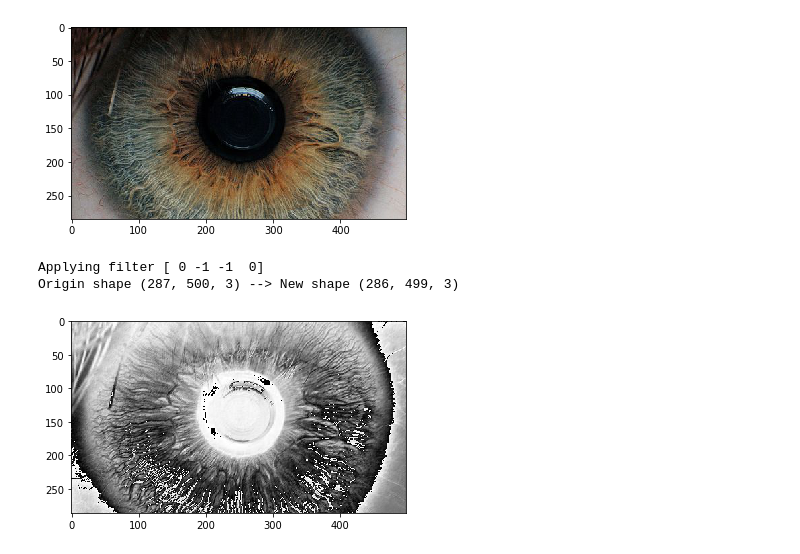
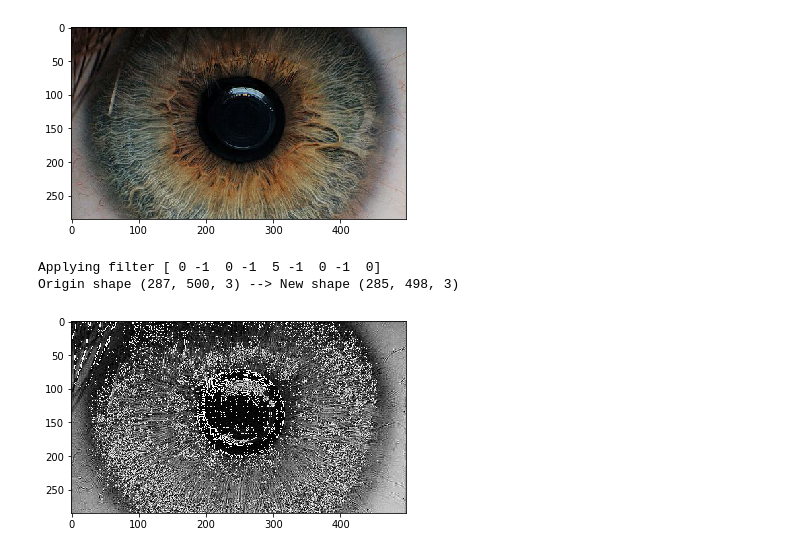
Before and after one commit to alcaster/Biometry-October, a Jupyter notebook: Operation on pixels.ipynb, the cells around one changed output. Saved outputs shown, nothing was run; the diff lists cells and outputs as text; code cells hidden in the pictures.

```diff
--- a/Operation on pixels.ipynb
+++ b/Operation on pixels.ipynb
@@ -21,11 +23,21 @@ class PixelProcessor:
     def get_negate(self):
         return 255 - self.img
 
+    def get_normalized(self, a:int, img=None):
+        if img is None:
+            img=self.img
+        return np.apply_along_axis(self._normalize_pixel, -1, img, a)
+
+    def get_normalized_logarithm(self):
+        return np.apply_along_axis(self._normalize__logarithm_pixel, -1, self.img)
+
     def get_brightness(self, brightness):
         brightened =  self.img + brightness
         brightened[brightened < 0] = 0
         brightened[brightened > 255] = 255
         return brightened
+    def normalization(self, new_max):
+        pass
 
     def get_contrast(self, contrast: float):
         # http://www.dfstudios.co.uk/articles/programming/image-programming-algorithms/image-processing-algorithms-part-5-contrast-adjustment/
@@ -62,14 +74,17 @@ class PixelProcessor:
         plt.figure(figsize=(20, 10))
         plt.bar(ran, column_projection)
 
-    def convolution(self, filter: list, grayscale:bool = False):
+    def convolution(self, filter: list, grayscale:bool = False, img=None):
+        if img is None:
+            img = self.img
+        if grayscale:
+            img = self.get_grey_image()
+        filter_sum = sum(sum(i) for i in zip(*filter))
+        assert filter_sum != 0, "Sum should be non zero!"
         filter = np.array(filter)
         height, width = filter.shape
         filter = filter.flatten()
-        if grayscale:
-            img = self.get_grey_image()
-        else:
-            img = self.img
+
         new_image = []
         print(f'Applying filter {filter}')
         for index, rows in enumerate(zip(*[img[i:] for i in range(height)])):
@@ -78,8 +93,20 @@ class PixelProcessor:
                 frame = np.array(frame)
                 r, g, b = [frame[:, i] for i in range(3)]
                 new_pixel = np.dot([r, g, b], filter).astype(np.uint8)
+                # TODO which normalization
+                #new_pixel = np.divide(new_pixel, filter_sum).astype(np.uint8)
+                #new_pixel = self._normalize_pixel(new_pixel, 40)
                 new_image[index].append(new_pixel)
         return np.array(new_image)
+
+    @staticmethod
+    def _normalize_pixel(pixel, a):
+        new_pixel = [255*((color/255)**a) for color in pixel]
+        return pixel
+    @staticmethod
+    def _normalize__logarithm_pixel(pixel):
+        new_pixel = [255*(math.log(1+color)/math.log(1+255)) for color in pixel]
+        return pixel
 
     @staticmethod
     def _pixel2gray(pixel):
@@ -191,10 +218,10 @@ Applying filter [0 0 0 0 1 0 0 0 0]
 Origin shape (287, 500, 3) --> New shape (285, 498, 3)
 [figure]
 # %%
-new_image = (pixel_processor.convolution(Filters.EdgeDetecting.roberts(), True))
+new_image = (pixel_processor.convolution(Filters.sharpen(), True))
 imshow(new_image)
 print(f'Origin shape {pixel_processor.img.shape} --> New shape {new_image.shape}')
 # %% [output]
-Applying filter [ 0 -1 -1  0]
-Origin shape (287, 500, 3) --> New shape (286, 499, 3)
+Applying filter [ 0 -1  0 -1  5 -1  0 -1  0]
+Origin shape (287, 500, 3) --> New shape (285, 498, 3)
-[figure, old version]
+[figure, new version]
```
Also changed, not shown: parts of 1 cell of this notebook.
